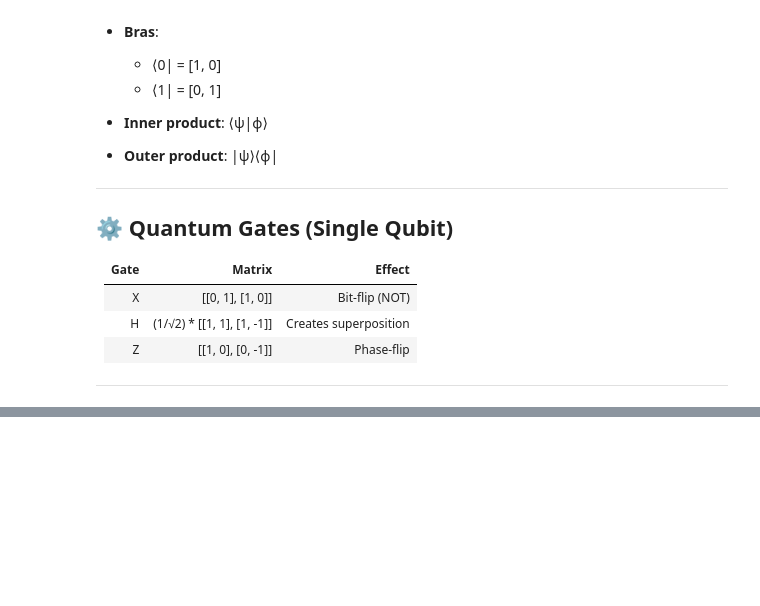
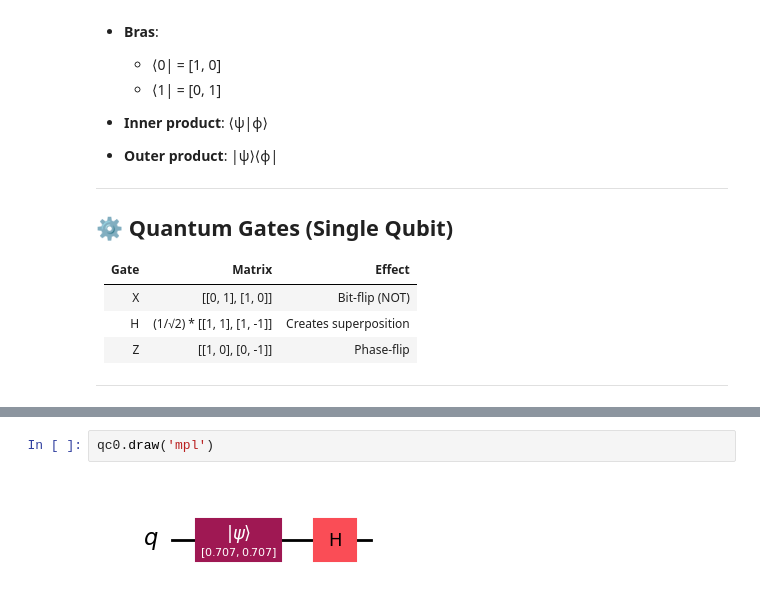
Before and after one commit to preimitz/QuantumComp-QuantumInfo, a Jupyter notebook: chapters/01_Intro_and_Overview/01_Introduction_and_Overview.ipynb, the cells around one changed output, grey strips where cells are left out. Saved outputs shown, nothing was run; the diff lists cells and outputs as text; blank space fills up the shorter version.

```diff
--- a/chapters/01_Intro_and_Overview/01_Introduction_and_Overview.ipynb
+++ b/chapters/01_Intro_and_Overview/01_Introduction_and_Overview.ipynb
@@ -86,0 +214,4 @@ Measurement of a qubit: Measurement changes the state of a qubit, collapsing it
+# %%
+qc0.draw('mpl')
+# %% [output]
+[figure, added]
```
Also changed, not shown: parts of 13 cells of this notebook, 2 other files.
